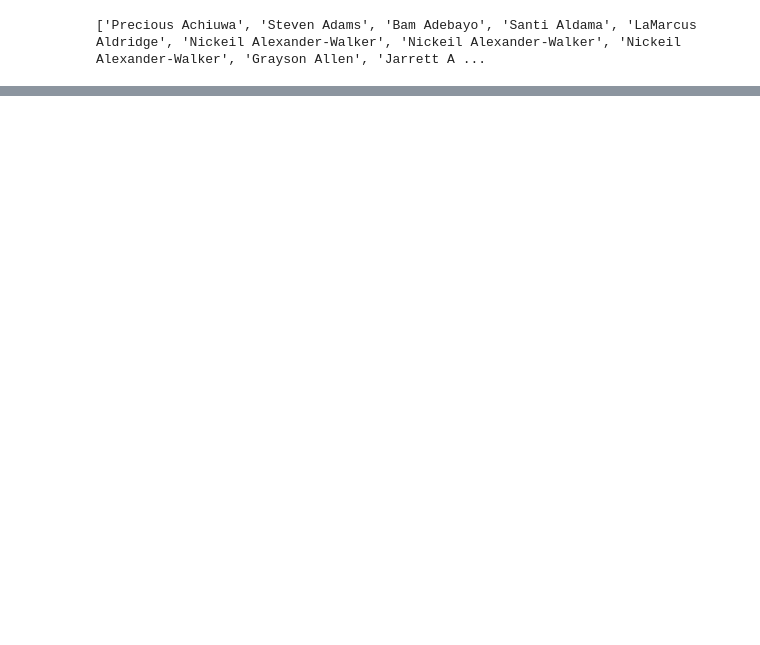
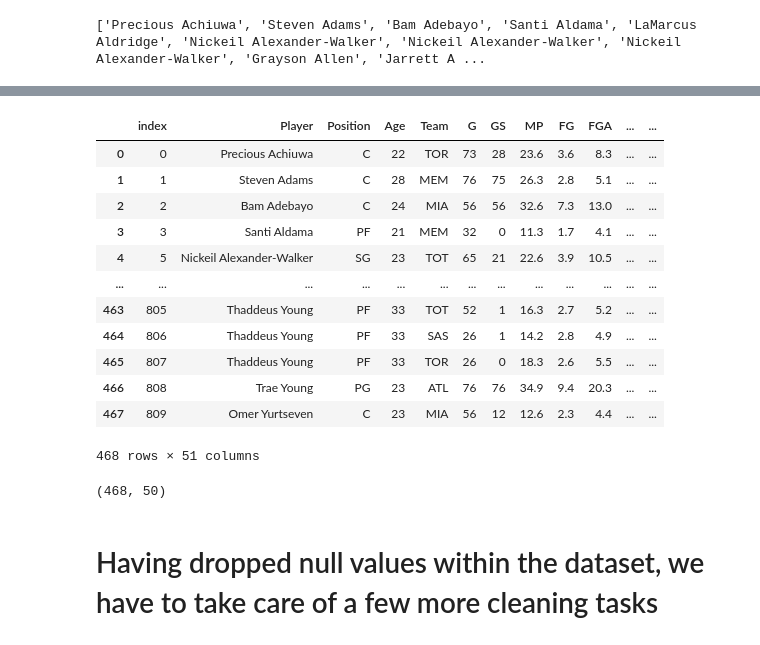
Before and after one commit to mnocerino23/NBA-Player-Classifier, a Jupyter notebook: NBA_Cleaning.ipynb, the cells around one changed output, grey strips where cells are left out. Drawn from its saved outputs; the diff is of its cells as text; code cells hidden in the pictures; blank space fills up the shorter version.

```diff
--- a/NBA_Cleaning.ipynb
+++ b/NBA_Cleaning.ipynb
@@ -225,0 +235,2 @@ Demetrius Jackson
+# %%
+stats_with_salary = pd.read_csv('/content/drive/MyDrive/Data_Science_Projects/NBA/stats_complete_with_salary.csv')
@@ -225,0 +271,24 @@ Demetrius Jackson
+# %%
+stats_with_salary = stats_with_salary.dropna()
+stats_with_salary.reset_index()
+# %% [output]
+|  | index | Player | Position | Age | Team | G | GS | MP | FG | FGA | ... | ... |
+| 0 | 0 | Precious Achiuwa | C | 22 | TOR | 73 | 28 | 23.6 | 3.6 | 8.3 | ... | ... |
+| 1 | 1 | Steven Adams | C | 28 | MEM | 76 | 75 | 26.3 | 2.8 | 5.1 | ... | ... |
+| 2 | 2 | Bam Adebayo | C | 24 | MIA | 56 | 56 | 32.6 | 7.3 | 13.0 | ... | ... |
+| 3 | 3 | Santi Aldama | PF | 21 | MEM | 32 | 0 | 11.3 | 1.7 | 4.1 | ... | ... |
+| 4 | 5 | Nickeil Alexander-Walker | SG | 23 | TOT | 65 | 21 | 22.6 | 3.9 | 10.5 | ... | ... |
+| ... | ... | ... | ... | ... | ... | ... | ... | ... | ... | ... | ... | ... |
+| 463 | 805 | Thaddeus Young | PF | 33 | TOT | 52 | 1 | 16.3 | 2.7 | 5.2 | ... | ... |
+| 464 | 806 | Thaddeus Young | PF | 33 | SAS | 26 | 1 | 14.2 | 2.8 | 4.9 | ... | ... |
+| 465 | 807 | Thaddeus Young | PF | 33 | TOR | 26 | 0 | 18.3 | 2.6 | 5.5 | ... | ... |
+| 466 | 808 | Trae Young | PG | 23 | ATL | 76 | 76 | 34.9 | 9.4 | 20.3 | ... | ... |
+| 467 | 809 | Omer Yurtseven | C | 23 | MIA | 56 | 12 | 12.6 | 2.3 | 4.4 | ... | ... |
+468 rows × 51 columns
+# %%
+#shape of the dataframe after dropping rows with null values
+stats_with_salary.shape
+# %% [output]
+(468, 50)
+# %% [markdown]
+# Having dropped null values within the dataset, we have to take care of a few more cleaning tasks
```
Also changed, not shown: parts of 24 cells of this notebook.
